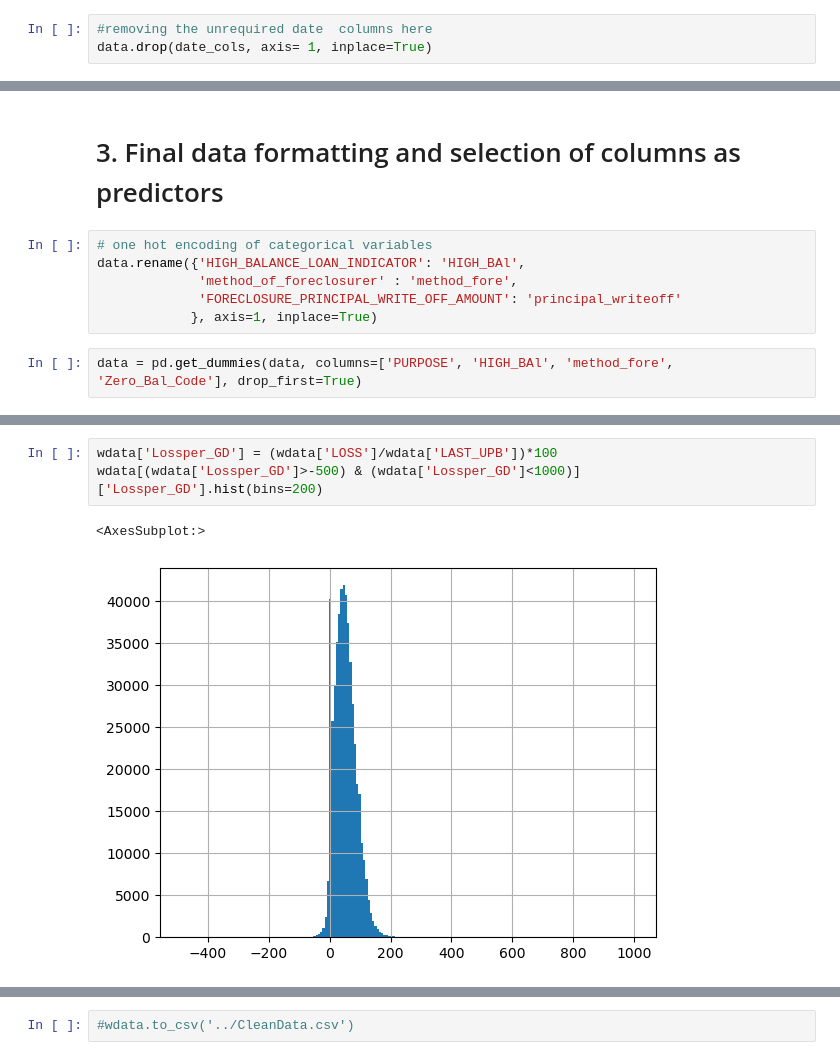
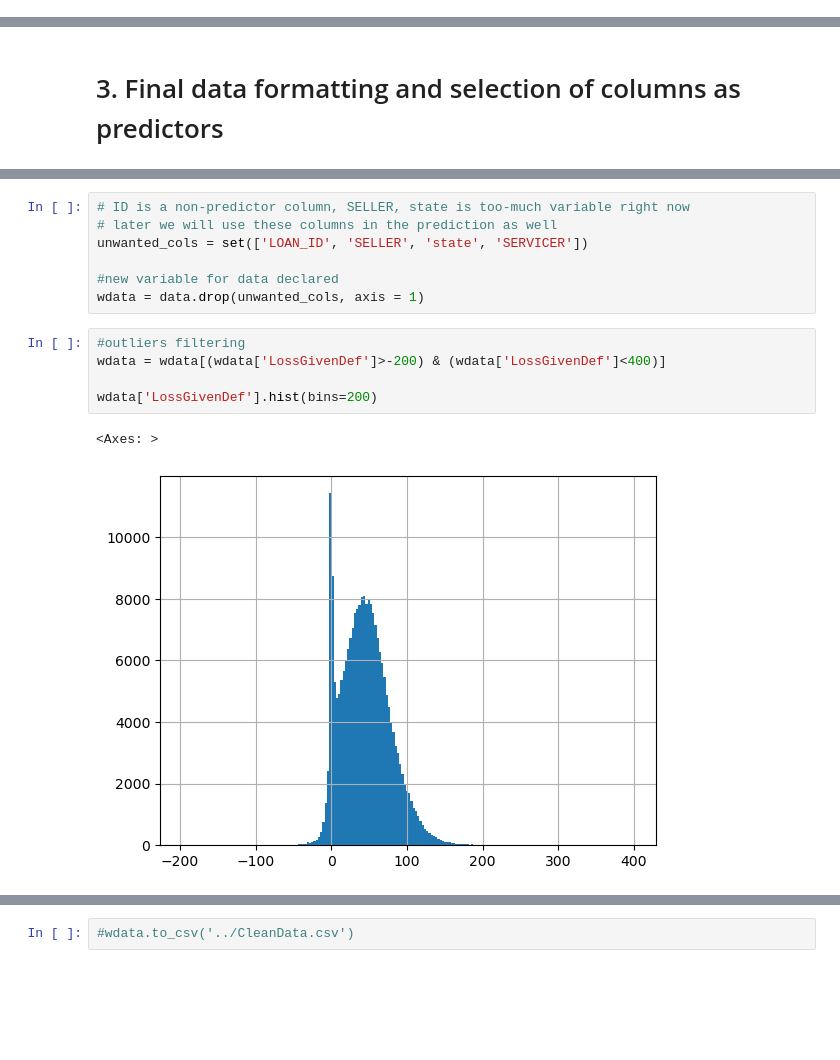
Before and after one commit to PrithwiShM/Mortgage-Loans-Analysis, a Jupyter notebook: MC_ML_Models.ipynb, the cells around one changed output, grey strips where cells are left out. Saved outputs shown, nothing was run; the diff lists cells and outputs as text; blank space fills up the shorter version.

```diff
--- a/MC_ML_Models.ipynb
+++ b/MC_ML_Models.ipynb
@@ -160,3 +128,0 @@ data['Loan_age'] = data['DISPOSITION_DATE_y'] + data['DISPOSITION_DATE_m']/12 -
-# %%
-#removing the unrequired date  columns here
-data.drop(date_cols, axis= 1, inplace=True)
@@ -166,11 +140,3 @@ data_check = data.copy(deep=True)
 #data = data_check.copy()
 # %% [markdown]
 # 3. Final data formatting and selection of columns as predictors
-# %%
-# one hot encoding of categorical variables
-data.rename({'HIGH_BALANCE_LOAN_INDICATOR': 'HIGH_BAl',
-             'method_of_foreclosurer' : 'method_fore',
-             'FORECLOSURE_PRINCIPAL_WRITE_OFF_AMOUNT': 'principal_writeoff'
-            }, axis=1, inplace=True)
-# %%
-data = pd.get_dummies(data, columns=['PURPOSE', 'HIGH_BAl', 'method_fore', 'Zero_Bal_Code'], drop_first=True)
@@ -200,6 +143,15 @@ dtype: int64
-# %%
-wdata['Lossper_GD'] = (wdata['LOSS']/wdata['LAST_UPB'])*100
-wdata[(wdata['Lossper_GD']>-500) & (wdata['Lossper_GD']<1000)]['Lossper_GD'].hist(bins=200)
-# %% [output]
-<AxesSubplot:>
-[figure, removed]
+# %%
+# ID is a non-predictor column, SELLER, state is too-much variable right now
+# later we will use these columns in the prediction as well
+unwanted_cols = set(['LOAN_ID', 'SELLER', 'state', 'SERVICER'])
+
+#new variable for data declared
+wdata = data.drop(unwanted_cols, axis = 1)
+# %%
+#outliers filtering
+wdata = wdata[(wdata['LossGivenDef']>-200) & (wdata['LossGivenDef']<400)]
+
+wdata['LossGivenDef'].hist(bins=200)
+# %% [output]
+<Axes: >
+[figure, added]
```
Also changed, not shown: parts of 28 cells of this notebook, 3 other files.
